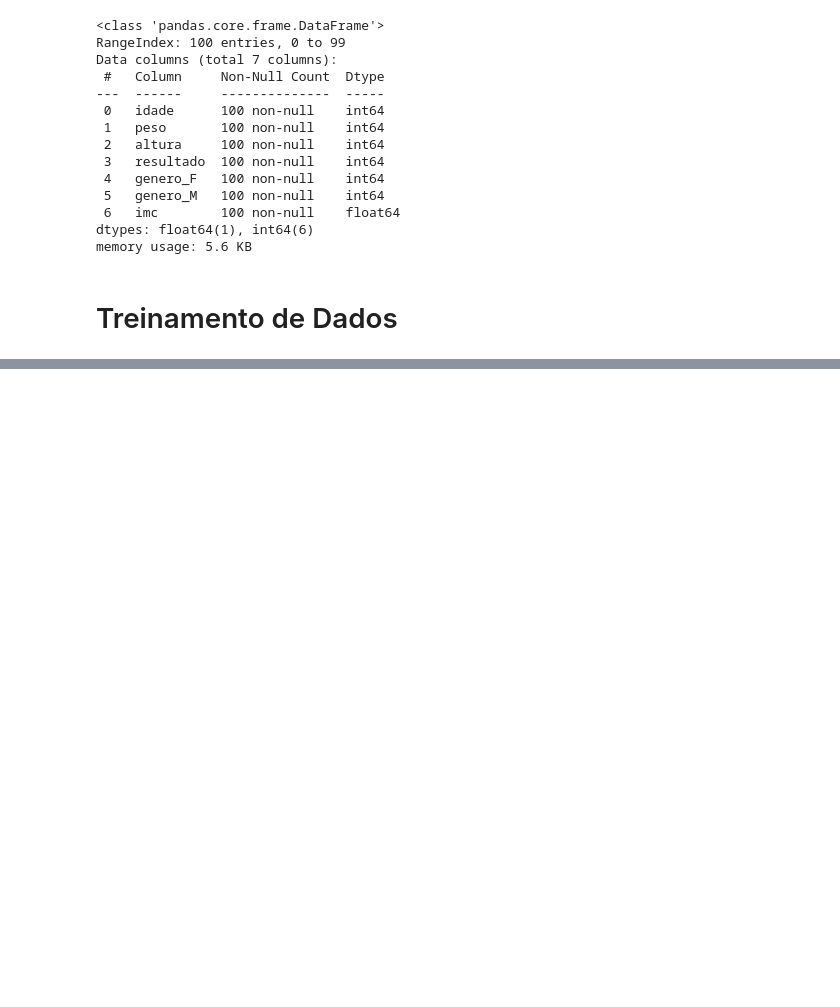
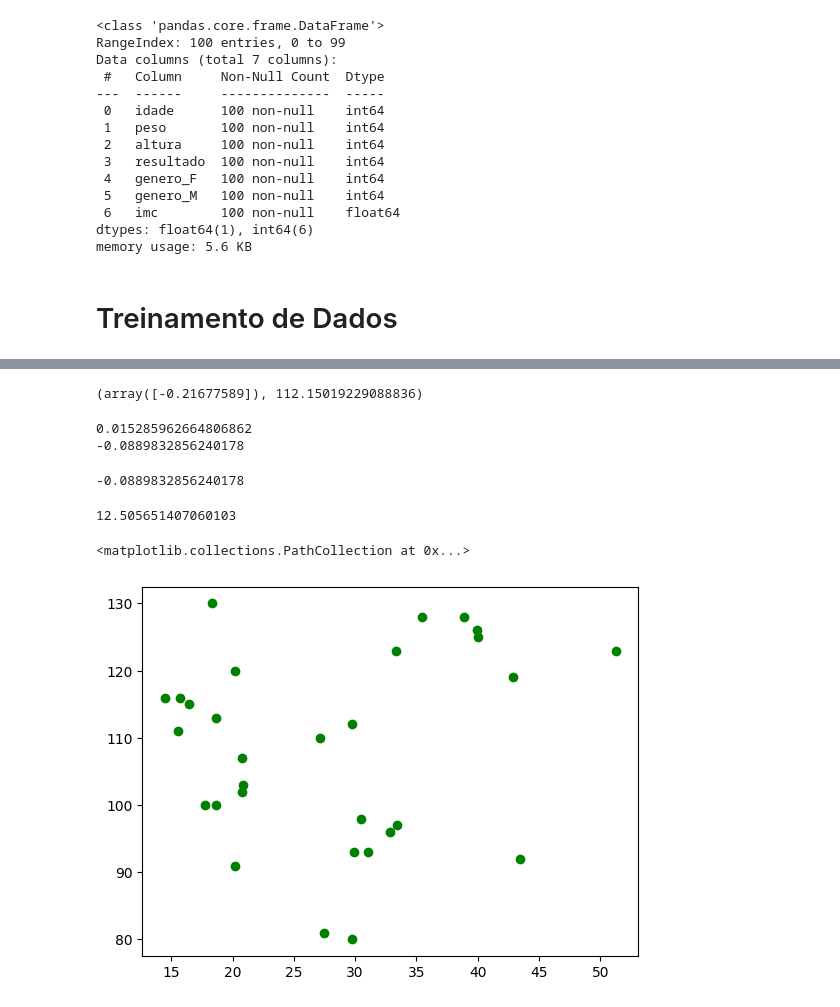
Before and after one commit to maryane-castro/data-science-rocketseat, a Jupyter notebook: Stage-3/modelo_diabetes.ipynb, the cells around one changed output, grey strips where cells are left out. Cells and saved outputs as stored; diff of their text form; code cells hidden in the pictures; blank space fills up the shorter version.

```diff
--- a/Stage-3/modelo_diabetes.ipynb
+++ b/Stage-3/modelo_diabetes.ipynb
@@ -162,0 +230,7 @@ sns.regplot(data=df_regressao, x='tempo_casa', y='salario')
+# %%
+# modelo 2 - apenas IMC
+
+X = pd.DataFrame(df_exames['imc'])
+y = df_exames['resultado']
+
+X_train, X_teste, y_train, y_teste = train_test_split(X, y, train_size=0.7, random_state=51)
@@ -162,0 +251,25 @@ sns.regplot(data=df_regressao, x='tempo_casa', y='salario')
+# %%
+model_2.coef_, model_2.intercept_
+# %% [output]
+(array([-0.21677589]), 112.15019229088836)
+# %%
+# metricas - R2 SCORE
+print(model_2.score(X_train, y_train)) # no de treinamento
+print(model_2.score(X_teste, y_teste)) # no de teste
+
+r2_score(y_teste, y_pred)
+# %% [output]
+0.015285962664806862
+-0.0889832856240178
+-0.0889832856240178
+# %%
+mean_absolute_error(y_teste, y_pred)
+# %% [output]
+12.505651407060103
+# %%
+# mostrar foi calculada - sem reta
+
+plt.scatter(X_teste, y_teste, color='g')
+# %% [output]
+<matplotlib.collections.PathCollection at 0x...>
+[figure, added]
```
Also changed, not shown: parts of 19 cells of this notebook.
